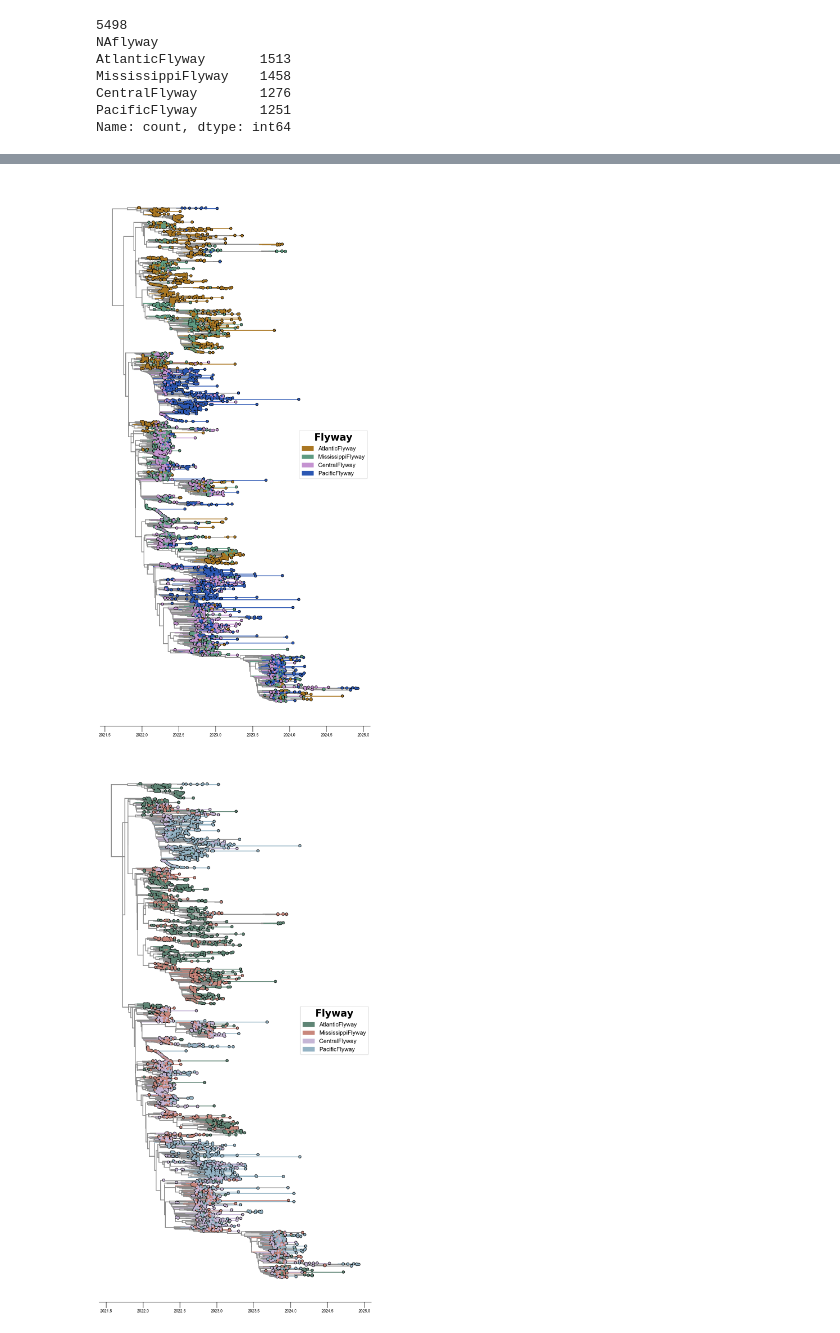
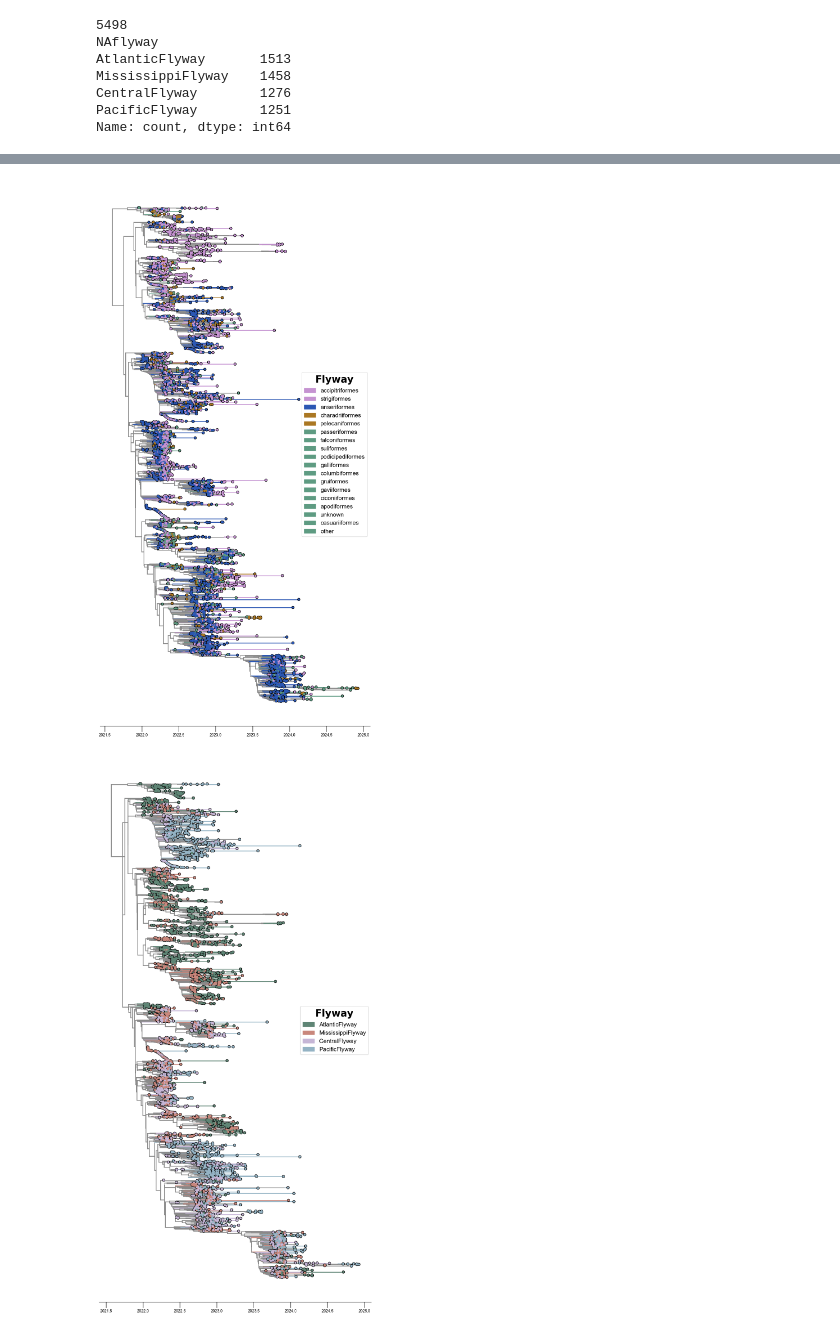
Before and after one commit to moncla-lab/H5-avian-ecology, a Jupyter notebook: baltic_nexustree_plot.ipynb, the cells around one changed output, grey strips where cells are left out. Saved outputs shown, nothing was run; the diff lists cells and outputs as text; code cells hidden in the pictures.

```diff
--- a/baltic_nexustree_plot.ipynb
+++ b/baltic_nexustree_plot.ipynb
@@ -112,3 +112,22 @@ MississippiFlyway    1458
 CentralFlyway        1276
 PacificFlyway        1251
 Name: count, dtype: int64
+# %%
+# Set a flyway attribute for each leaf
+
+# Turn tipMap into a dataframe
+tipMap_df = pd.DataFrame.from_dict(contphyltree.tipMap, orient='index', columns=['leaf_name'])
+#tipMap_df = pd.DataFrame.from_dict(dtatree.tipMap, orient='index', columns=['leaf_name'])
+#tipMap_df = pd.DataFrame.from_dict(emptree.tipMap, orient='index', columns=['leaf_name'])
+print(len(tipMap_df))
+
+# Add a column for flyway
+tipMap_df_upt = tipMap_df.copy()
+tipMap_df_upt["bird_order"] = tipMap_df_upt["leaf_name"].str.split("|", expand = True)[3]
+print(tipMap_df_upt["bird_order"].value_counts())
+
+# # Turn tipMap_df_upt back into a dictionary
+tipMap_upt = tipMap_df_upt.to_dict(orient='index')
+
+# # Switch around the dictionary
+name_to_flyway = {v['leaf_name']: v['bird_order'] for v in tipMap_upt.values()}
@@ -132,6 +172,26 @@ flyway_colors = {
     "CentralFlyway":"#C593D1",
     "PacificFlyway":"#2B57B3"
 }
+# %%
+flyway_colors = {"accipitriformes":"#C593D1",
+               "strigiformes":"#C593D1",
+               "anseriformes":"#2B57B3",
+               "charadriiformes":"#AA7722",
+               "pelecaniformes":"#AA7722",
+               "passeriformes":"#5E9B82",
+               "falconiformes":"#5E9B82",
+               "suliformes":"#5E9B82",
+               "podicipediformes":"#5E9B82",
+               "galliformes":"#5E9B82",
+               "columbiformes":"#5E9B82",
+               "gruiformes":"#5E9B82",
+               "gaviiformes":"#5E9B82",
+               "ciconiiformes":"#5E9B82",
+               "apodiformes":"#5E9B82",
+               "unknown":"#5E9B82",
+               "casuariiformes":"#5E9B82",
+               "other":"#5E9B82"
+              }
 # %%
 def plot_nexus(mytree, save_path):
 
@@ -199,9 +259,9 @@ def plot_nexus(mytree, save_path):
     plt.savefig(save_path)
     plt.show()
 # %%
-plot_nexus(contphyltree, "./BEAST/continuous_phylogeography/results/2025-08-20_nov2021-2024_no-suliformes_ha_contphyl_thorney_redo/NAm_wild-aves_nov2021-2024_no-suliformes_ha_contphyl_2025-08-18_MCC-baltic_newcolors.pdf")
+plot_nexus(contphyltree, "./BEAST/continuous_phylogeography/results/2025-08-20_nov2021-2024_no-suliformes_ha_contphyl_thorney_redo/NAm_wild-aves_nov2021-2024_no-suliformes_ha_contphyl_2025-08-18_MCC-baltic_althostcolors.pdf")
 # %% [output]
-[figure, old version]
+[figure, new version]
 # %%
 plot_nexus(dtatree, "./BEAST/discrete_trait_analysis/results/2025-09-01_flyway-latitude-order_emptree-contphyl/NAm_wild-aves_nov2021-2024_no-suliformes_ha_flyway-order-latgrp_2025-09-01_MCC-baltic.pdf")
 # %% [output]
```
Also changed, not shown: parts of 1 cell of this notebook, 15 other files.
